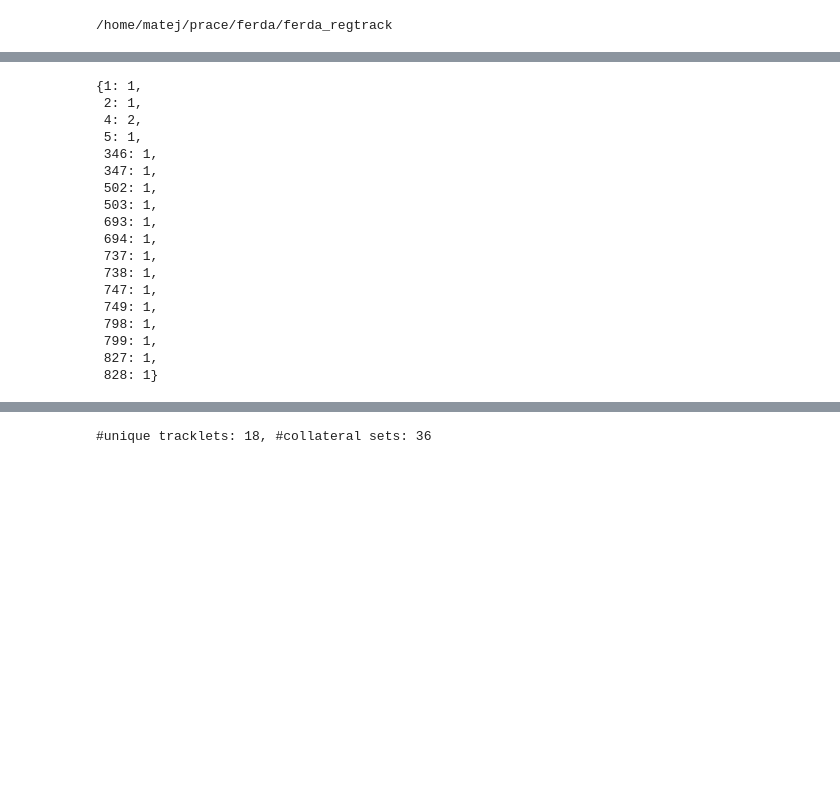
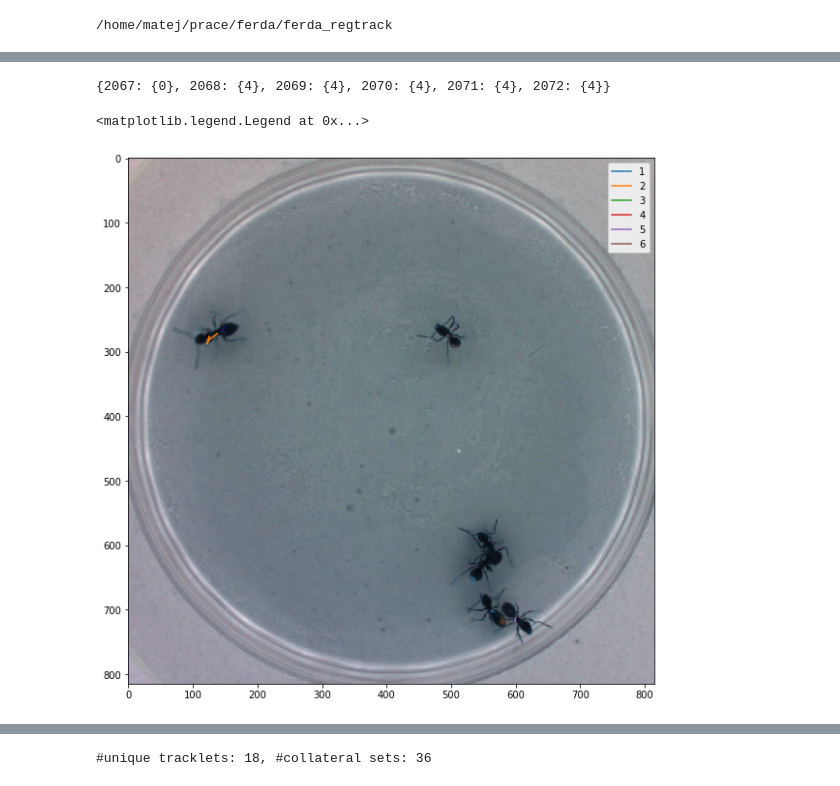
Before and after one commit to Flipajs/FERDA, a Jupyter notebook: experiments/cardinality_classifier/global_cardinality_classifier.ipynb, the cells around one changed output, grey strips where cells are left out. Cells and saved outputs as stored; diff of their text form; code cells hidden in the pictures; blank space fills up the shorter version.

```diff
--- a/experiments/cardinality_classifier/global_cardinality_classifier.ipynb
+++ b/experiments/cardinality_classifier/global_cardinality_classifier.ipynb
@@ -18,9 +20,9 @@ from core import global_cardinality_classifier as g_cardinality_clf
 # %%
-p = Project('test/project/Sowbug3_cut_300_frames')
-gt_path = 'data/GT/Sowbug3_cut.txt'
+# p = Project('test/project/Sowbug3_cut_300_frames')
+# gt_path = 'data/GT/Sowbug3_cut.txt'
 # p = Project('../projects/2_temp/Camera3-5min/190719_2239')
 # gt_path = 'data/GT/Camera3-5min.mp4.txt'
 
-# p = Project('../projects/2_temp/Cam1_clip/190802_1621/')
-# gt_path = 'data/GT/Cam1_clip.avi.txt'
+p = Project('../projects/2_temp/Cam1_clip/190802_1621/')
+gt_path = 'data/GT/Cam1_clip.avi.txt'
 # %%
@@ -43,21 +35,16 @@ for tracklet in tqdm.tqdm_notebook(p.chm.tracklet_gen(), total=len(p.chm)):
-# %%
-correct_labels
-# %% [output]
-{1: 1,
- 2: 1,
- 4: 2,
- 5: 1,
- 346: 1,
- 347: 1,
- 502: 1,
- 503: 1,
- 693: 1,
- 694: 1,
- 737: 1,
- 738: 1,
- 747: 1,
- 749: 1,
- 798: 1,
- 799: 1,
- 827: 1,
- 828: 1}
+# %%
+t_id = 7893
+match = gt.get_matched_tracklets(p)
+track_ids = {frame: gt._GtProjectMixin__get_ids_from_match(match[frame], t_id) for frame in range(p.chm[t_id].start_frame(), p.chm[t_id].end_frame() + 1)}
+# %%
+track_ids
+# %% [output]
+{2067: {0}, 2068: {4}, 2069: {4}, 2070: {4}, 2071: {4}, 2072: {4}}
+# %%
+import matplotlib.pylab as plt
+plt.imshow(p.img_manager.get_whole_img(track_ids.keys()[0]))
+gt.draw(range(track_ids.keys()[0], track_ids.keys()[-1]))
+plt.legend()
+# %% [output]
+<matplotlib.legend.Legend at 0x...>
+[figure, added]
```
Also changed, not shown: parts of 15 cells of this notebook.
